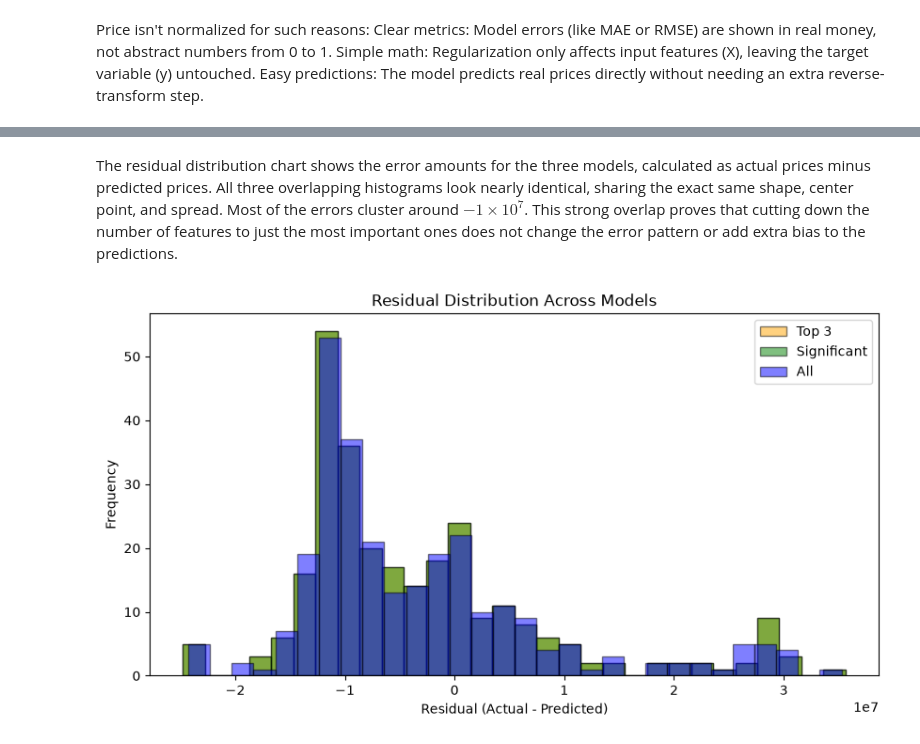
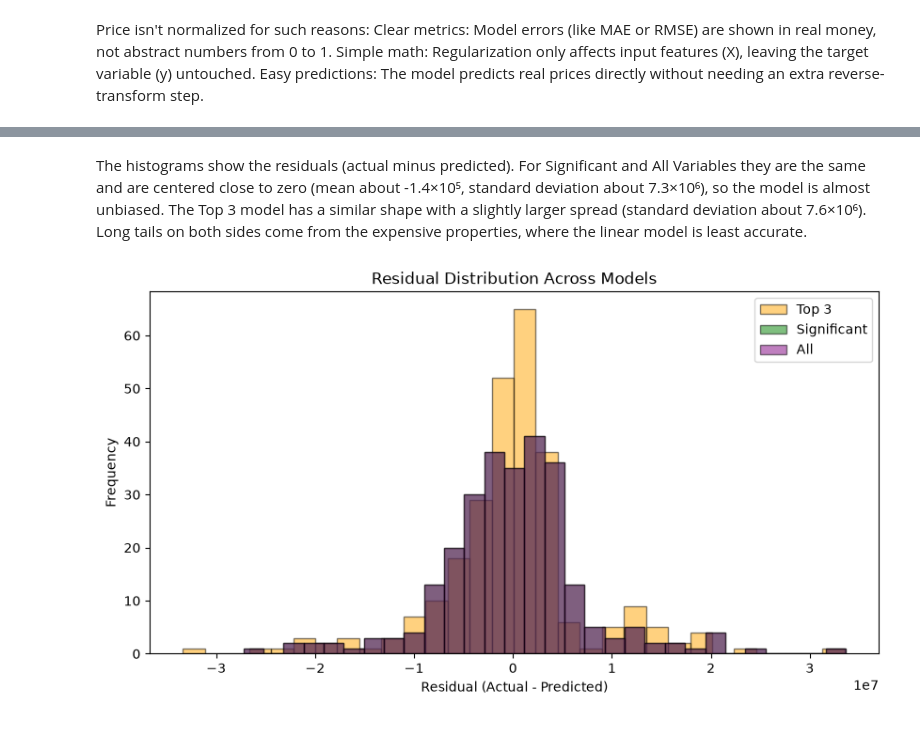
Before and after one commit to polinichcka-coding/Machine-Learning-subject, a Jupyter notebook: ML_lab1/lab1_final.ipynb, the cells around one changed output, grey strips where cells are left out. Cells and saved outputs as stored; diff of their text form; code cells hidden in the pictures.

Commit message:
new version without data leakage

```diff
--- a/ML_lab1/lab1.ipynb
+++ b/ML_lab1/lab1_final.ipynb
@@ -340,10 +353,13 @@ ax=sns.heatmap(correlation_matrix, annot=True, fmt=".2f", cmap="coolwarm", cbar=
 # %% [output]
 [figure]
 # %%
-def train_test(df, test_size=0.2):
-    n=len(df)
-    train_size=int(n*(1-test_size))
-    #iloc is used to select rows by index position
-    return df.iloc[:train_size], df.iloc[train_size:]
+def train_test(df, test_size=0.2, seed=42):
+    n = len(df)
+    # shuffle the rows with a fixed seed so the split does not depend on the order of the file
+    idx = np.random.default_rng(seed).permutation(n)
+    train_size = int(n * (1 - test_size))
+    # iloc is used to select rows by index position
+    return df.iloc[idx[:train_size]], df.iloc[idx[train_size:]]
 
 train_data, test_data = train_test(data, test_size=0.2)
+print(f"Train: {len(train_data)} rows, Test: {len(test_data)} rows")
@@ -416,13 +434,0 @@ Target Encoding was chosen because the `Location` feature has high cardinality (
-# %%
-location_price_map = train_data.groupby('Location')['Price'].mean().to_dict()
-global_mean_price = train_data['Price'].mean()   # fallback для локацій, яких немає в трейні
-
-def target_encode_location(df):
-    df_copy = df.copy()
-    df_copy['Location_encoded'] = df_copy['Location'].map(location_price_map).fillna(global_mean_price)
-    df_copy = df_copy.drop(columns=['Location'])
-    return df_copy
-
-
-train_data = target_encode_location(train_data)
-test_data = target_encode_location(test_data)
@@ -532,6 +617,8 @@ def compute_gradient(X_np, y_np, theta):
     X_transpose=X_np.T
     predictions=X_np@theta
     error=predictions-y_np
+    # how loss changes with respect to each coefficient,
+    # we can use the gradient to update the coefficients in the direction that reduces the loss
     grad=(1/m)*(X_transpose@error)
     return grad
 
@@ -543,10 +630,14 @@ def gradient_descend(X_with_bias, y_train_list, learning_rate=0.1, epochs=10000)
     theta_gd=np.zeros(n)
     for epoch in range(epochs):
         grad=compute_gradient(X_np, y_np, theta_gd)
+        # update the coefficients in the direction that reduces the loss
         theta_gd=theta_gd-learning_rate*grad
     return theta_gd.tolist()
 
-coefficients_grad = gradient_descend(X_train_with_bias, y_train_list, learning_rate=0.5, epochs=500000)
+GD_LR = 0.5
+GD_EPOCHS = 50000
+
+coefficients_grad = gradient_descend(X_train_with_bias, y_train_list, learning_rate=GD_LR, epochs=GD_EPOCHS)
 print("Coefficients from gradient desc:")
 print(coefficients_grad)
 # %% [output]
@@ -707,9 +826,9 @@ X_test_top3_bias = np.c_[np.ones(X_test_top3.shape[0]), X_test_top3]
 X_test_sig_bias = np.c_[np.ones(X_test_sig.shape[0]), X_test_sig]
 X_test_all_bias = np.c_[np.ones(X_test_all.shape[0]), X_test_all]
 
-theta_top3 = gradient_descend(np.c_[np.ones(X_top3_df.shape[0]), X_top3_df.values],y_train_list,learning_rate=0.1,epochs=10000,)
-theta_sig = gradient_descend(np.c_[np.ones(X_sig_df.shape[0]), X_sig_df.values],y_train_list,learning_rate=0.1,epochs=10000,)
-theta_all = gradient_descend(X_train_with_bias,y_train_list,learning_rate=0.1,epochs=10000,)
+theta_top3 = gradient_descend(np.c_[np.ones(X_top3_df.shape[0]), X_top3_df.values],y_train_list,learning_rate=GD_LR,epochs=GD_EPOCHS,)
+theta_sig = gradient_descend(np.c_[np.ones(X_sig_df.shape[0]), X_sig_df.values],y_train_list,learning_rate=GD_LR,epochs=GD_EPOCHS,)
+theta_all = gradient_descend(X_train_with_bias,y_train_list,learning_rate=GD_LR,epochs=GD_EPOCHS,)
 
 pred_top3 = X_test_top3_bias @ theta_top3
 pred_sig = X_test_sig_bias @ theta_sig
@@ -781,14 +904,14 @@ plt.show()
-# %% [markdown]
-The residual distribution chart shows the error amounts for the three models, calculated as actual prices minus predicted prices. All three overlapping histograms look nearly identical, sharing the exact same shape, center point, and spread. Most of the errors cluster around $-1 \times 10^7$. This strong overlap proves that cutting down the number of features to just the most important ones does not change the error pattern or add extra bias to the predictions.
+# %% [markdown]
+The histograms show the residuals (actual minus predicted). For Significant and All Variables they are the same and are centered close to zero (mean about -1.4×10⁵, standard deviation about 7.3×10⁶), so the model is almost unbiased. The Top 3 model has a similar shape with a slightly larger spread (standard deviation about 7.6×10⁶). Long tails on both sides come from the expensive properties, where the linear model is least accurate.
 # %%
 plt.figure(figsize=(10, 5))
 plt.hist(y_test_arr - pred_top3,bins=30,alpha=0.5,label="Top 3",color="orange",edgecolor="black",)
 plt.hist(y_test_arr - pred_sig,bins=30,alpha=0.5,label="Significant",color="green",edgecolor="black",)
-plt.hist(y_test_arr - pred_all, bins=30,alpha=0.5,label="All",color="blue",edgecolor="black",)
+plt.hist(y_test_arr - pred_all, bins=30,alpha=0.5,label="All",color="purple",edgecolor="black",)
 plt.title("Residual Distribution Across Models")
 plt.xlabel("Residual (Actual - Predicted)")
 plt.ylabel("Frequency")
 plt.legend()
 plt.show()
 # %% [output]
-[figure, old version]
+[figure, new version]
```
Also changed, not shown: parts of 47 cells of this notebook, 5 other files.
